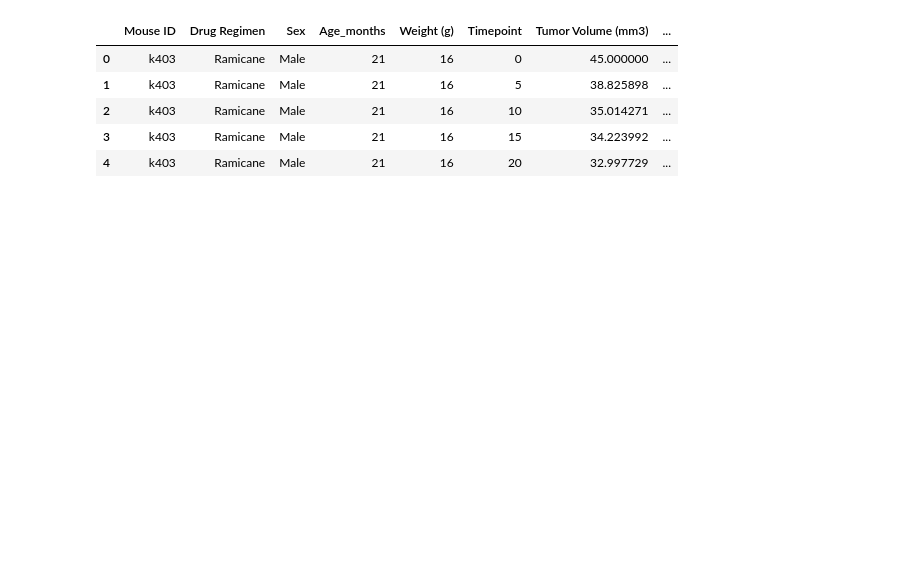
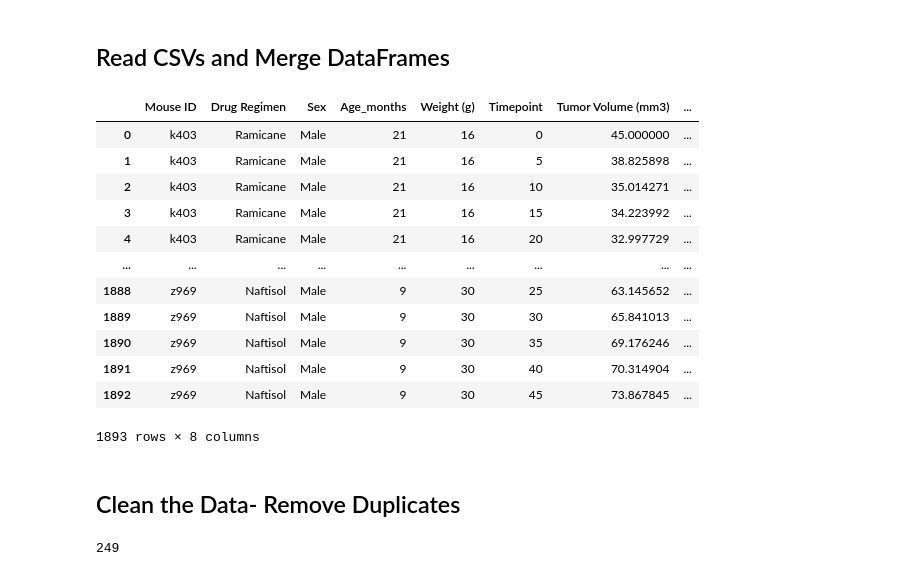
Before and after one commit to golson002/05-MatPlotLib-Challenge, a Jupyter notebook: Pymaceuticals/MatPlotLib_Submission.ipynb, the cells around one changed output. Cells and saved outputs as stored; diff of their text form; code cells hidden in the pictures; blank space fills up the shorter version.

```diff
--- a/Pymaceuticals/MatPlotLib_Submission.ipynb
+++ b/Pymaceuticals/MatPlotLib_Submission.ipynb
@@ -4,6 +4,8 @@ import pandas as pd
 import matplotlib.pyplot as plt
 import numpy as np
 import scipy.stats as st
+# %% [markdown]
+## Read CSVs and Merge DataFrames
 # %%
 # Define a path to the required data files
 mouse_data_path = 'data/Mouse_metadata.csv'
@@ -13,13 +15,28 @@ study_results_path = 'data/Study_results.csv'
 mouse_data = pd.read_csv(mouse_data_path)
 study_results = pd.read_csv(study_results_path)
 # %%
-# Merge the csv files on a common column so we have one dataset to work with
+# Merge the csv files on a common column so we have one dataset to work with and display the DataFrame
 mouse_results_df = pd.merge(mouse_data, study_results, on = 'Mouse ID')
-mouse_results_df.head()
+mouse_results_df
 # %% [output]
 |  | Mouse ID | Drug Regimen | Sex | Age_months | Weight (g) | Timepoint | Tumor Volume (mm3) | ... |
 | 0 | k403 | Ramicane | Male | 21 | 16 | 0 | 45.000000 | ... |
 | 1 | k403 | Ramicane | Male | 21 | 16 | 5 | 38.825898 | ... |
 | 2 | k403 | Ramicane | Male | 21 | 16 | 10 | 35.014271 | ... |
 | 3 | k403 | Ramicane | Male | 21 | 16 | 15 | 34.223992 | ... |
 | 4 | k403 | Ramicane | Male | 21 | 16 | 20 | 32.997729 | ... |
+| ... | ... | ... | ... | ... | ... | ... | ... | ... |
+| 1888 | z969 | Naftisol | Male | 9 | 30 | 25 | 63.145652 | ... |
+| 1889 | z969 | Naftisol | Male | 9 | 30 | 30 | 65.841013 | ... |
+| 1890 | z969 | Naftisol | Male | 9 | 30 | 35 | 69.176246 | ... |
+| 1891 | z969 | Naftisol | Male | 9 | 30 | 40 | 70.314904 | ... |
+| 1892 | z969 | Naftisol | Male | 9 | 30 | 45 | 73.867845 | ... |
+1893 rows × 8 columns
+# %% [markdown]
+## Clean the Data- Remove Duplicates
+# %%
+# Find the number of mice in the merged dataset
+mice_count = len(mouse_results_df['Mouse ID'].unique())
+mice_count
+# %% [output]
+249
```
Also changed, not shown: parts of 42 cells of this notebook.
